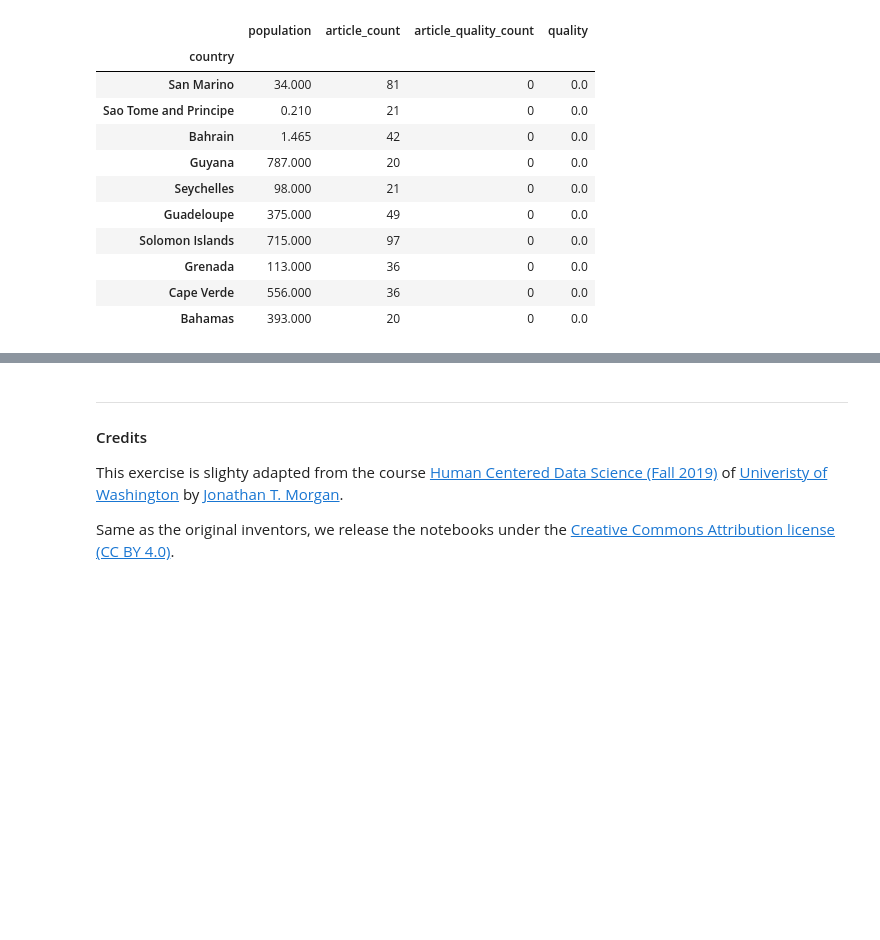
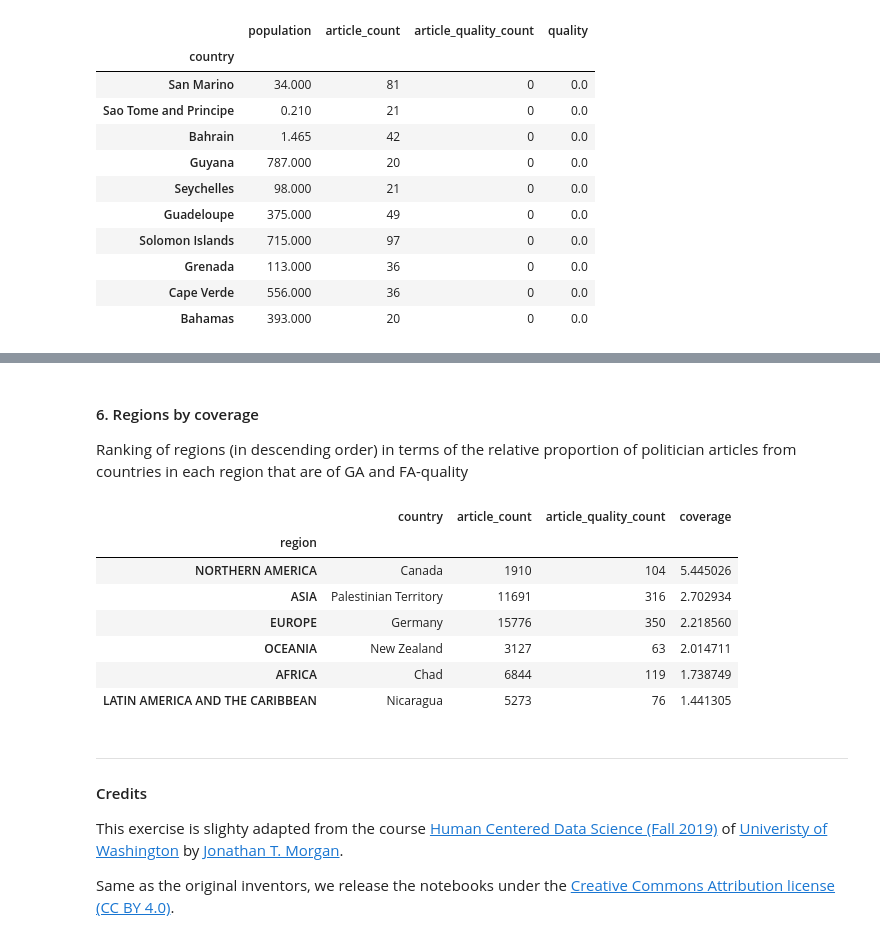
Before and after one commit to Arne117/A3-hcds-hcc-bias, a Jupyter notebook: src/A3_Wikipedia_ORES_Bias.ipynb, the cells around one changed output, grey strips where cells are left out. Saved outputs shown, nothing was run; the diff lists cells and outputs as text; code cells hidden in the pictures; blank space fills up the shorter version.

```diff
--- a/src/A3_Wikipedia_ORES_Bias.ipynb
+++ b/src/A3_Wikipedia_ORES_Bias.ipynb
@@ -462,3 +477,41 @@ quality_df.tail(10)
+# %% [markdown]
+#### 6. Regions by coverage
+Ranking of regions (in descending order) in terms of the relative proportion of politician articles from countries in each region that are of GA and FA-quality
+# %%
+article_quality_df_2 = final_df[(final_df['article_quality'] == 'GA') | (final_df['article_quality'] == 'FA')]
+article_quality_df_2 = article_quality_df_2.drop(['article_name', 'country', 'region', 'population'], 1)
+region_quality_df = final_df
+region_quality_df = region_quality_df.merge(article_quality_df_2, on=['rev_id'], how='left')
+region_quality_df
+
+region_quality_df = region_quality_df.groupby(['region']).aggregate({
+    'country':'first',
+    'article_quality_x':'count',
+    'article_quality_y': 'count'
+})
+
+region_quality_df = region_quality_df.rename(columns={'article_quality_x': 'article_count'})
+region_quality_df = region_quality_df.rename(columns={'article_quality_y': 'article_quality_count'})
+
+region_quality_df['coverage'] = (region_quality_df['article_quality_count'] * 100) / region_quality_df['article_count']
+region_quality_df = region_quality_df.sort_values('coverage', ascending=False)
+
+region_quality_df
+#region_quality_df = final_df.groupby(['region']).aggregate({'population':'first', 'article_name':'count'})
+#region_quality_df = region_quality_df.rename(columns={'article_name': 'article_count'})
+#region_quality_df['region_coverage'] = (region_quality_df['article_count'] * 100) / (region_quality_df['population'] * 1000000)
+#region_quality_df = region_quality_df.sort_values('region_coverage', ascending=False)
+
+#region_quality_df
+# %% [output]
+|  | country | article_count | article_quality_count | coverage |
+| region |  |  |  |  |
+| NORTHERN AMERICA | Canada | 1910 | 104 | 5.445026 |
+| ASIA | Palestinian Territory | 11691 | 316 | 2.702934 |
+| EUROPE | Germany | 15776 | 350 | 2.218560 |
+| OCEANIA | New Zealand | 3127 | 63 | 2.014711 |
+| AFRICA | Chad | 6844 | 119 | 1.738749 |
+| LATIN AMERICA AND THE CARIBBEAN | Nicaragua | 5273 | 76 | 1.441305 |
 # %% [markdown]
 ***
 
```
Also changed, not shown: parts of 3 cells of this notebook.
